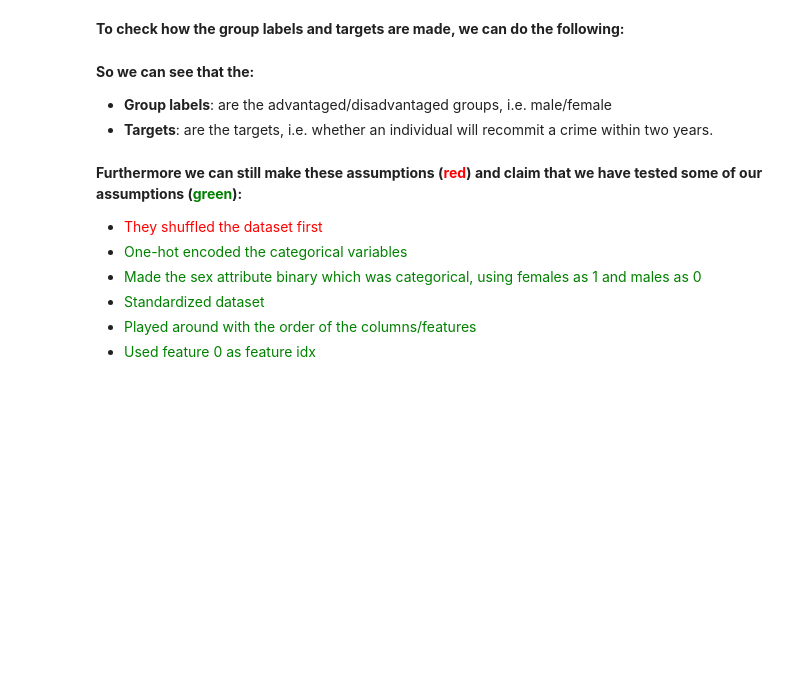
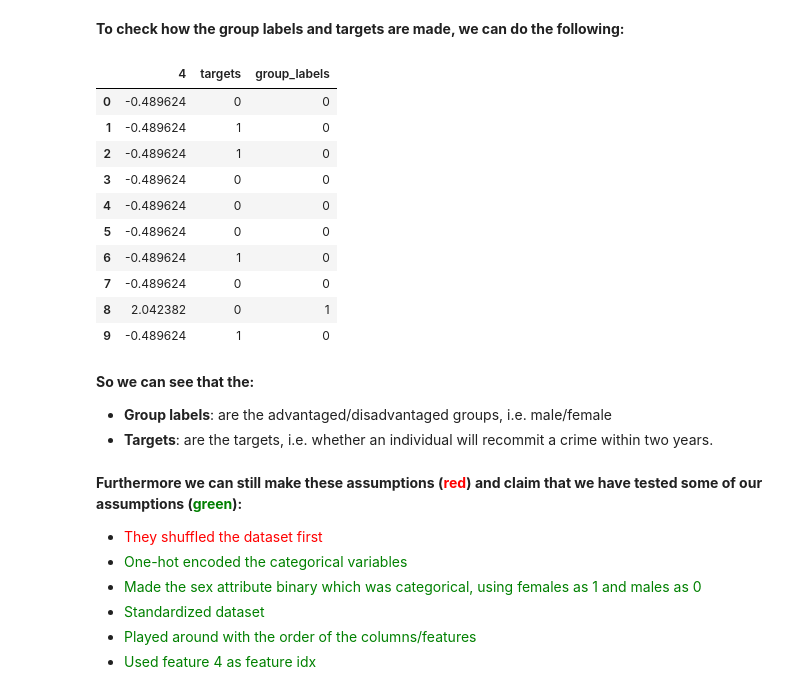
Before and after one commit to DCHamerslag/FACT, a Jupyter notebook: attack-master/Fairness_attack/reverse_engineering/Datasets - Reverse engineering.ipynb, the cells around one changed output. Cells and saved outputs as stored; diff of their text form; code cells hidden in the pictures; blank space fills up the shorter version.

```diff
--- a/attack-master/Fairness_attack/reverse_engineering/Datasets - Reverse engineering.ipynb
+++ b/attack-master/Fairness_attack/reverse_engineering/Datasets - Reverse engineering.ipynb
@@ -555,18 +555,30 @@ The two dataframes are equal, since the matching columns are popped one by one f
 # %%
 data = np.load('./authors_data/compas_data.npz')
 group_labels = np.load('./authors_data/compas_group_label.npz')
 
 y_data = np.concatenate((data["Y_train"], data["Y_test"]))
 y_df = pd.DataFrame(data=y_data, columns={"targets"})
 
 x_data = np.concatenate((data["X_train"], data["X_test"]))
 x_df = pd.DataFrame(data=x_data)
 
 group_labels_df = pd.DataFrame(data = group_labels["group_label"], columns={"group_labels"})
 
 full_df = pd.concat([x_df, y_df, group_labels_df], axis=1, join="inner")
-# selection_df = full_df[[0, "targets", "group_labels"]]  ## 12 is the gender attribute in their dataset
-# selection_df.head(10)
+selection_df = full_df[[4, "targets", "group_labels"]]  ## 4 is the gender attribute in their dataset
+selection_df.head(10)
+# %% [output]
+|  | 4 | targets | group_labels |
+| 0 | -0.489624 | 0 | 0 |
+| 1 | -0.489624 | 1 | 0 |
+| 2 | -0.489624 | 1 | 0 |
+| 3 | -0.489624 | 0 | 0 |
+| 4 | -0.489624 | 0 | 0 |
+| 5 | -0.489624 | 0 | 0 |
+| 6 | -0.489624 | 1 | 0 |
+| 7 | -0.489624 | 0 | 0 |
+| 8 | 2.042382 | 0 | 1 |
+| 9 | -0.489624 | 1 | 0 |
 # %% [markdown]
 **So we can see that the:**
 - **Group labels**: are the advantaged/disadvantaged groups, i.e. male/female
@@ -578,4 +590,4 @@ full_df = pd.concat([x_df, y_df, group_labels_df], axis=1, join="inner")
 - <font color='green'> Made the sex attribute binary which was categorical, using females as 1 and males as 0 </font>
 - <font color='green'> Standardized dataset </font>
 - <font color='green'> Played around with the order of the columns/features </font>
-- <font color='green'> Used feature 0 as feature idx </font>
+- <font color='green'> Used feature 4 as feature idx </font>
```
Also changed, not shown: parts of 4 cells of this notebook.
